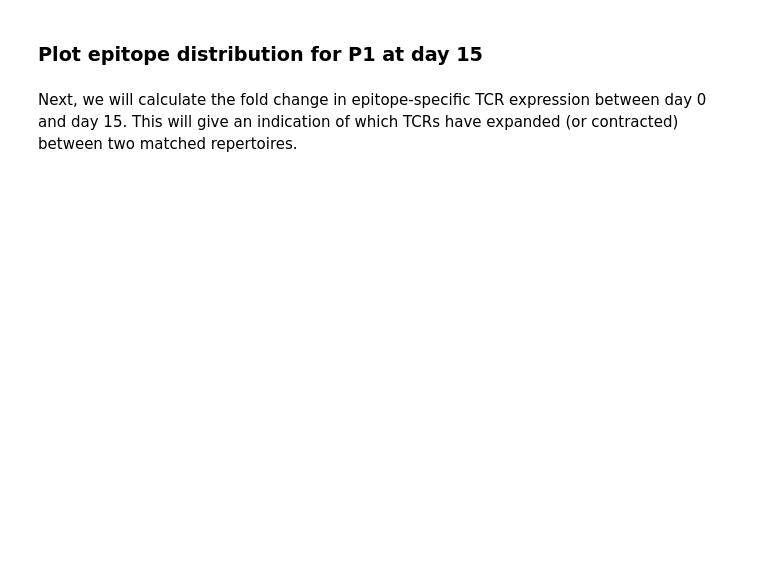
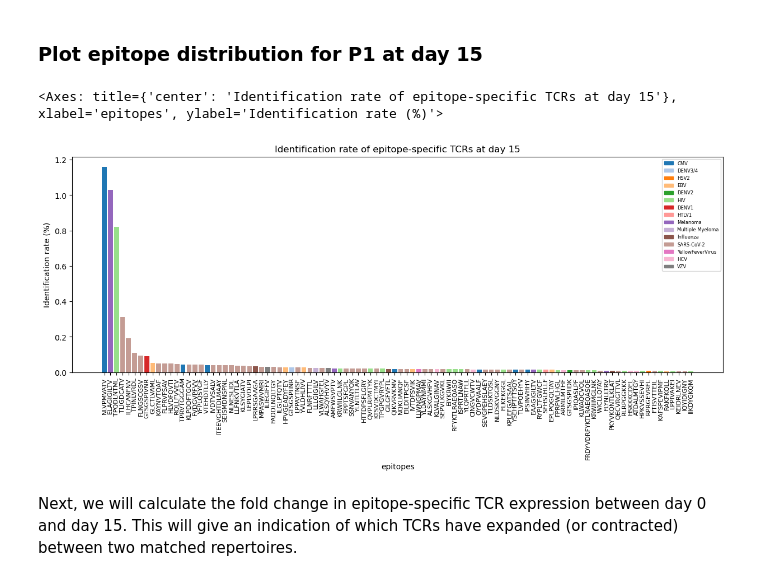
Before and after one commit to vincentvandeuren/tcr_workshop_2023, a Jupyter notebook: notebooks/Part_3_TCRex_and_statistics.ipynb, the cells around one changed output. Cells and saved outputs as stored; diff of their text form; code cells hidden in the pictures; blank space fills up the shorter version.

```diff
--- a/notebooks/Part_3_TCRex_and_statistics.ipynb
+++ b/notebooks/Part_3_TCRex_and_statistics.ipynb
@@ -284,12 +345,17 @@ plot_epitope_distribution(
 # %% [markdown]
 ### **Plot epitope distribution for P1 at day 15**
 # %%
+fig, ax = plt.subplots(figsize = (15,5))
+
 plot_epitope_distribution(
     metrics_df = metrics_day_15,
     colordict = colorlabels,
     name = 'P1_15_epitope_distribution',
     title = "Identification rate of epitope-specific TCRs at day 15"
     )
+# %% [output]
+<Axes: title={'center': 'Identification rate of epitope-specific TCRs at day 15'}, xlabel='epitopes', ylabel='Identification rate (%)'>
+[figure, added]
 # %% [markdown]
 Next, we will calculate the fold change in epitope-specific TCR expression between day 0 and day 15. This will give an indication of which TCRs have expanded (or contracted) between two matched repertoires.
 # %%
```
Also changed, not shown: parts of 15 cells of this notebook.
